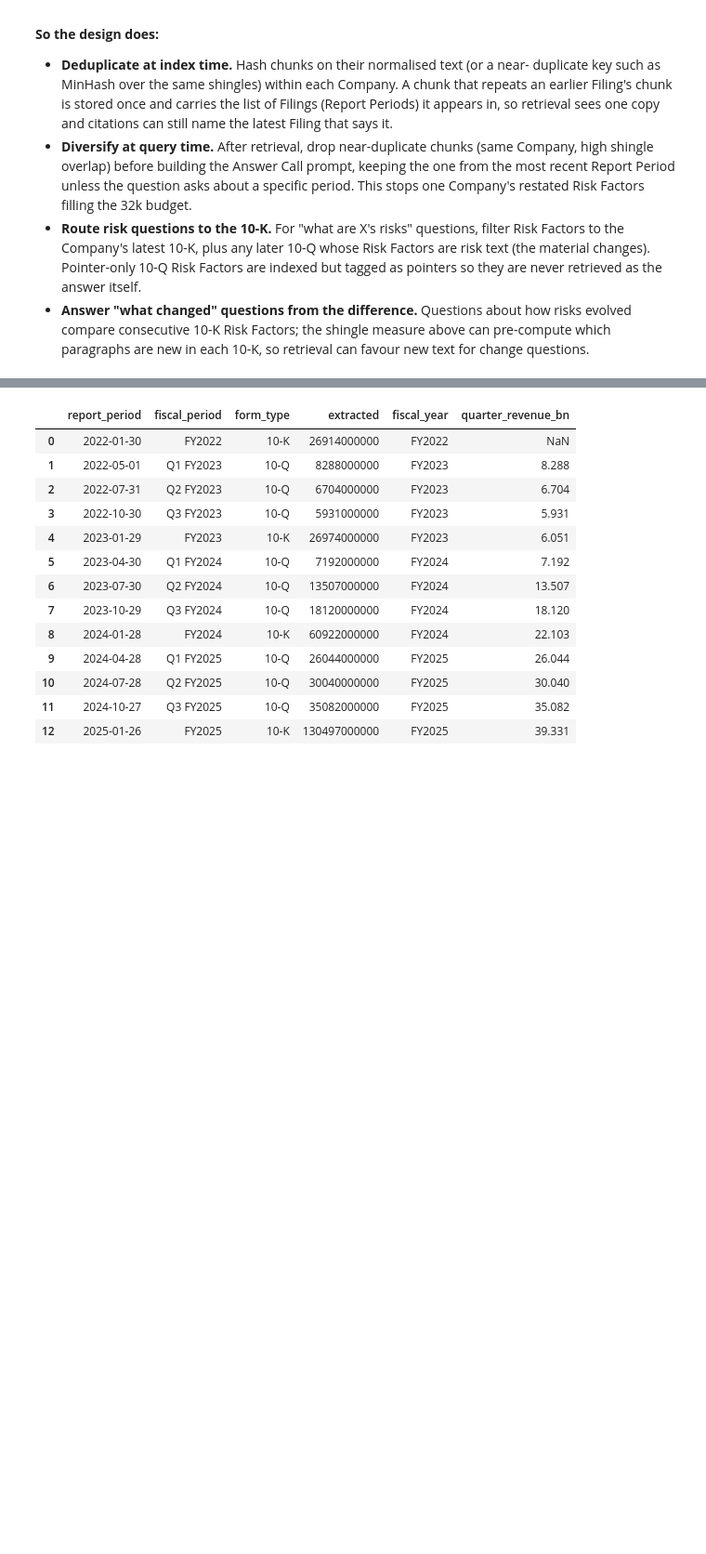
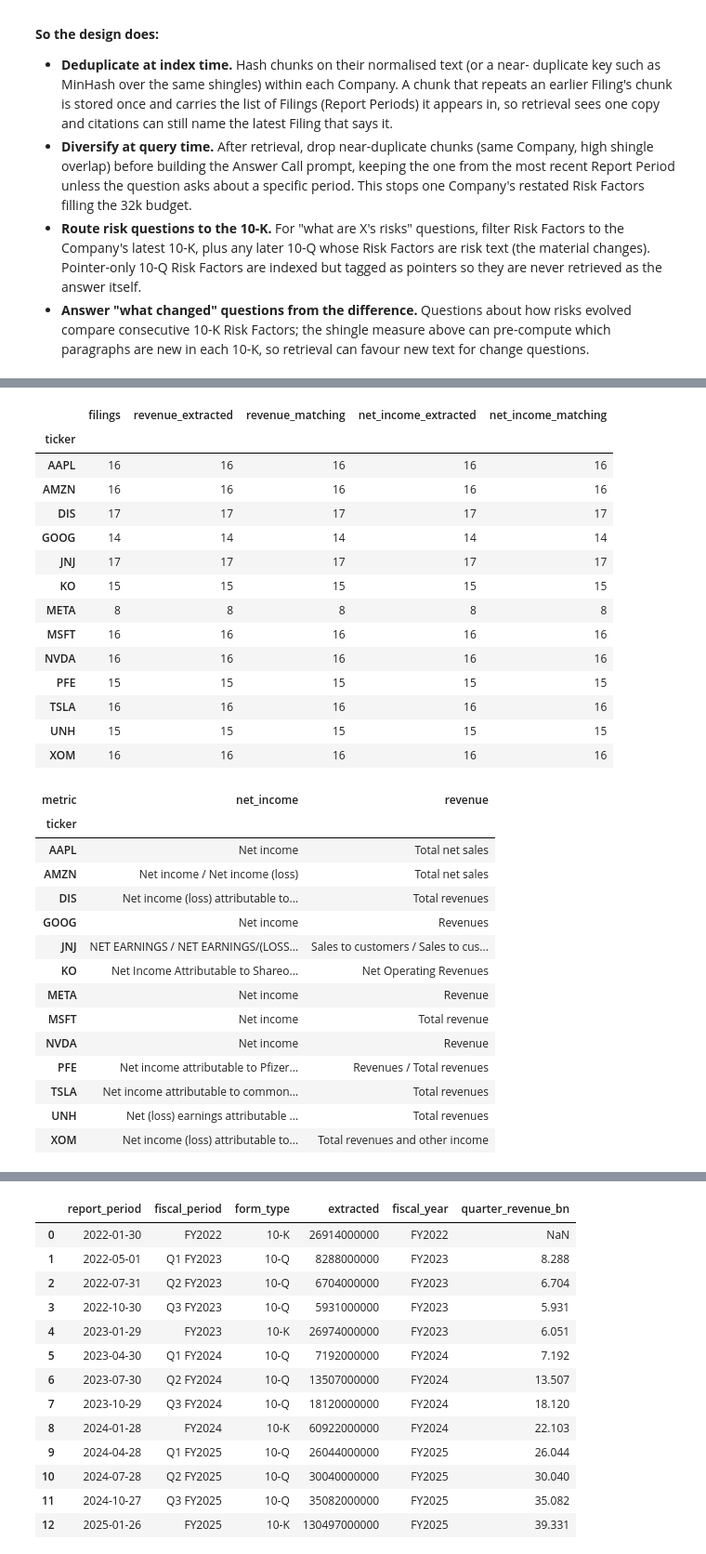
Before and after one commit to dwest1507/eliza-assessment, a Jupyter notebook: backend/notebooks/eda.ipynb, the cells around one changed output, grey strips where cells are left out. Shown at 93% size. Drawn from its saved outputs; the diff is of its cells as text; code cells hidden in the pictures; blank space fills up the shorter version.

```diff
--- a/backend/notebooks/eda.ipynb
+++ b/backend/notebooks/eda.ipynb
@@ -2010 +2026,55 @@ Accuracy, extracted values matching the SEC within one printed unit: 197 of 197
+# %%
+# Coverage (Filings with an extracted value) and accuracy (extracted values matching
+# the SEC) for each Company and metric.
+per_company = measured.groupby(["ticker", "metric"], sort=False).agg(
+    filings=("filing_id", "size"),
+    extracted=("extracted", "count"),
+    matching=("match", "sum"),
+)
+per_company = per_company.unstack("metric")
+per_company.columns = [f"{metric}_{what}" for what, metric in per_company.columns]
+per_company = per_company[
+    ["revenue_filings", "revenue_extracted", "revenue_matching"]
+    + ["net_income_extracted", "net_income_matching"]
+].rename(columns={"revenue_filings": "filings"})
+display(per_company)
+
+# Labels each Company uses for the two metrics, as printed.
+measured.pivot_table(
+    index="ticker",
+    columns="metric",
+    values="label",
+    aggfunc=lambda s: " / ".join(sorted(set(s.dropna()))),
+)
+# %% [output]
+|  | filings | revenue_extracted | revenue_matching | net_income_extracted | net_income_matching |
+| ticker |  |  |  |  |  |
+| AAPL | 16 | 16 | 16 | 16 | 16 |
+| AMZN | 16 | 16 | 16 | 16 | 16 |
+| DIS | 17 | 17 | 17 | 17 | 17 |
+| GOOG | 14 | 14 | 14 | 14 | 14 |
+| JNJ | 17 | 17 | 17 | 17 | 17 |
+| KO | 15 | 15 | 15 | 15 | 15 |
+| META | 8 | 8 | 8 | 8 | 8 |
+| MSFT | 16 | 16 | 16 | 16 | 16 |
+| NVDA | 16 | 16 | 16 | 16 | 16 |
+| PFE | 15 | 15 | 15 | 15 | 15 |
+| TSLA | 16 | 16 | 16 | 16 | 16 |
+| UNH | 15 | 15 | 15 | 15 | 15 |
+| XOM | 16 | 16 | 16 | 16 | 16 |
+| metric | net_income | revenue |
+| ticker |  |  |
+| AAPL | Net income | Total net sales |
+| AMZN | Net income / Net income (loss) | Total net sales |
+| DIS | Net income (loss) attributable to... | Total revenues |
+| GOOG | Net income | Revenues |
+| JNJ | NET EARNINGS / NET EARNINGS/(LOSS... | Sales to customers / Sales to cus... |
+| KO | Net Income Attributable to Shareo... | Net Operating Revenues |
+| META | Net income | Revenue |
+| MSFT | Net income | Total revenue |
+| NVDA | Net income | Revenue |
+| PFE | Net income attributable to Pfizer... | Revenues / Total revenues |
+| TSLA | Net income attributable to common... | Total revenues |
+| UNH | Net (loss) earnings attributable ... | Total revenues |
+| XOM | Net income (loss) attributable to... | Total revenues and other income |
 # %%
```
Also changed, not shown: parts of 16 cells of this notebook, 7 other files.
